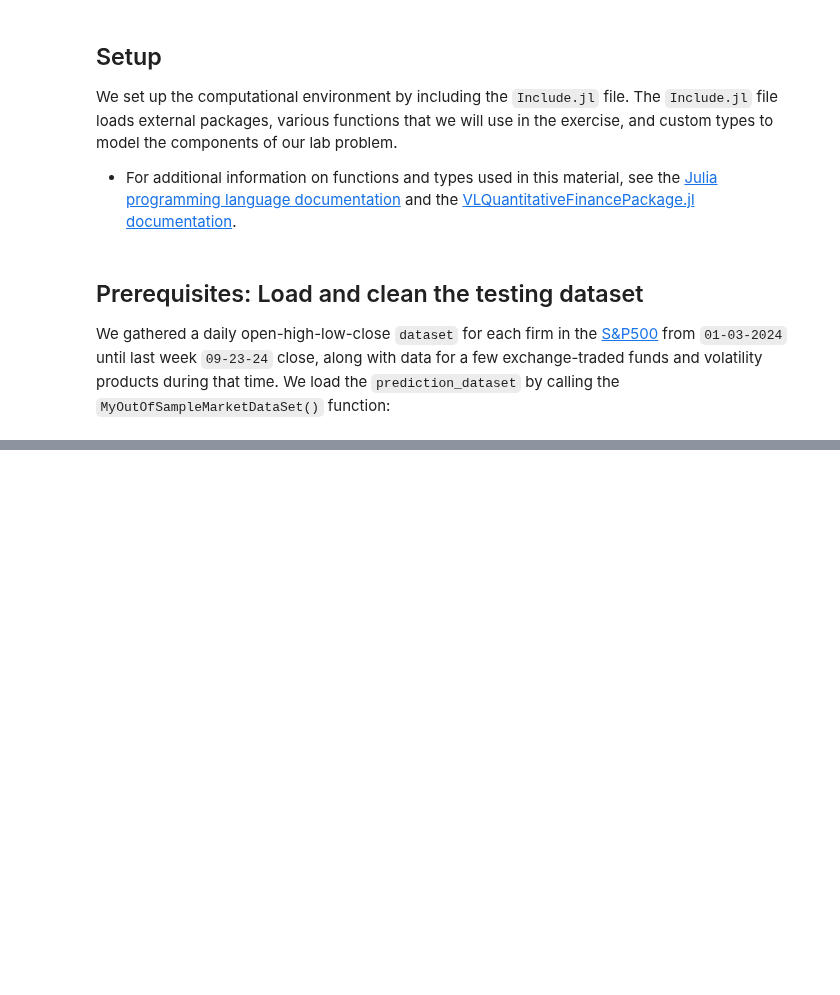
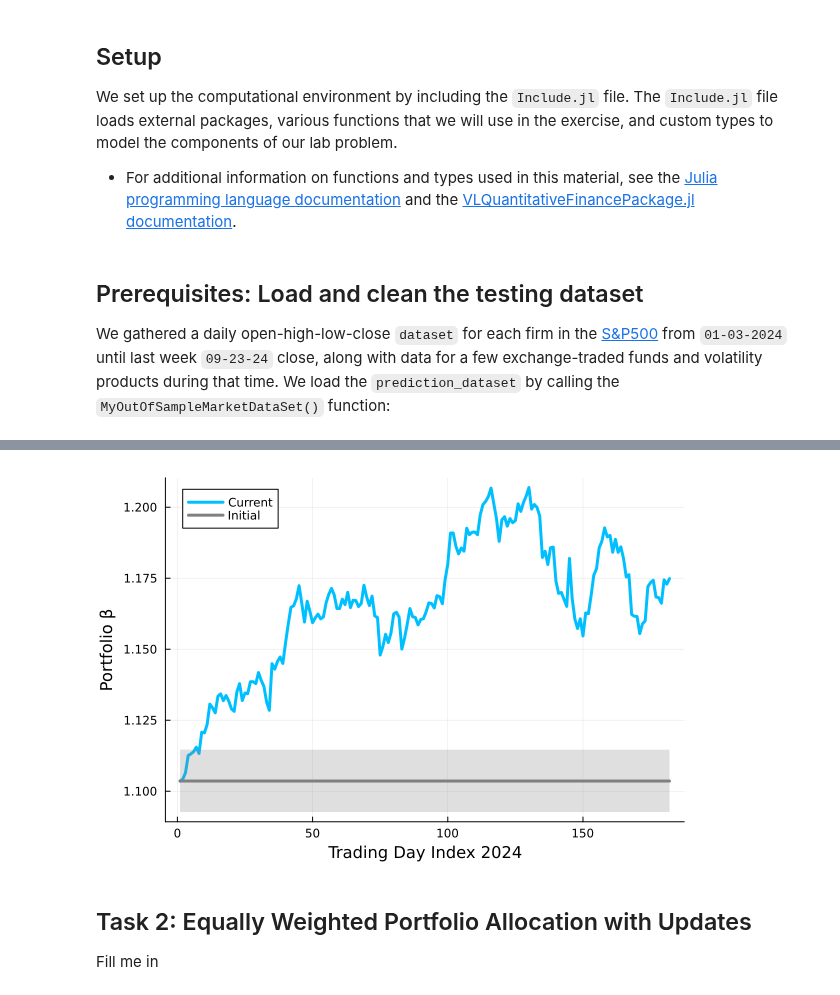
Before and after one commit to varnerlab/CHEME-5660-CourseRepository-Fall-2024, a Jupyter notebook: lectures/week-8/L8c/CHEME-5660-L8c-EqualVersusFixedMinVar-Fall-2024-WorkedExample.ipynb, the cells around one changed output, grey strips where cells are left out. Cells and saved outputs as stored; diff of their text form; code cells hidden in the pictures; blank space fills up the shorter version.

```diff
--- a/lectures/week-8/L8c/CHEME-5660-L8c-EqualVersusFixedMinVar-Fall-2024-WorkedExample.ipynb
+++ b/lectures/week-8/L8c/CHEME-5660-L8c-EqualVersusFixedMinVar-Fall-2024-WorkedExample.ipynb
@@ -12,0 +153,11 @@ We gathered a daily open-high-low-close `dataset` for each firm in the [S&P500](
+# %%
+Nₒ = let
+    Nₒ = Array{Float64,1}()
+    for i ∈ eachindex(my_list_of_tickers)
+
+        wᵢ = 1/N; # equal weight allocation
+        nᵢ = (wᵢ*my_total_budget)/Sₒ[i];
+        push!(Nₒ,nᵢ)
+    end
+    Nₒ
+end;
@@ -12,0 +274,18 @@ We gathered a daily open-high-low-close `dataset` for each firm in the [S&P500](
+# %%
+let
+    LINE = β*ones(number_of_trading_days);
+    U = δ*LINE;
+    L = (1/δ)*LINE;
+
+    plot(beta_array, c=:deepskyblue1, lw=3, label="Current")
+    plot!(LINE, fillrange=U, c=:gray, fillalpha=0.25, label="")
+    plot!(LINE, fillrange=L, c=:gray, fillalpha=0.25, label="")
+    plot!(LINE, c=:gray, lw=3, label="Initial")
+    xlabel!("Trading Day Index 2024", fontsize=18)
+    ylabel!("Portfolio β", fontsize=18);
+end
+# %% [output]
+[figure, added]
+# %% [markdown]
+## Task 2: Equally Weighted Portfolio Allocation with Updates
+Fill me in
```
Also changed, not shown: parts of 32 cells of this notebook, 5 other files.
